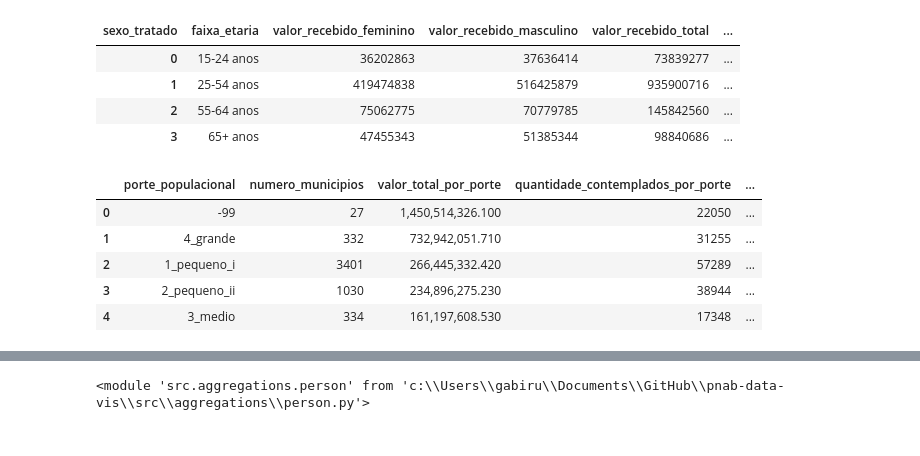
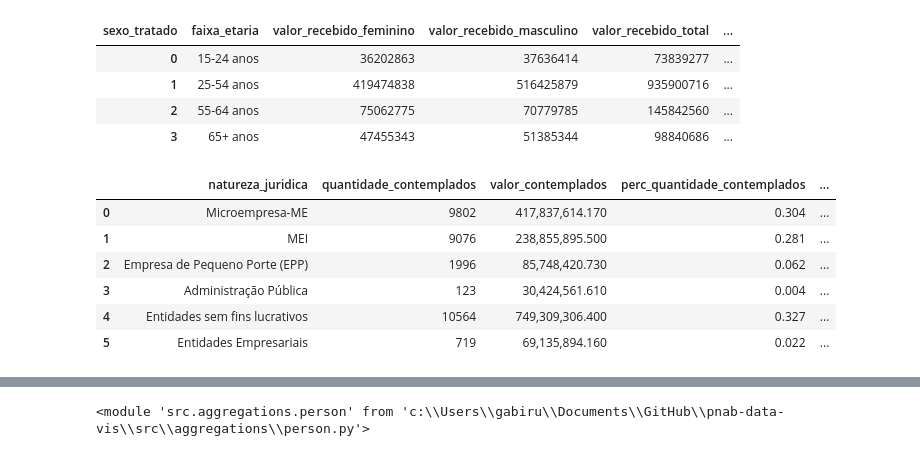
Before and after one commit to SGE-Subsecretaria-de-Gestao-Estrategica/pnab-data-vis, a Jupyter notebook: src/notebooks/v2_gabriel_create_csv.ipynb, the cells around one changed output, grey strips where cells are left out. Cells and saved outputs as stored; diff of their text form; code cells hidden in the pictures.

```diff
--- a/src/notebooks/v2_gabriel_create_csv.ipynb
+++ b/src/notebooks/v2_gabriel_create_csv.ipynb
@@ -498,14 +500,5 @@ df_resumo_sexo = person.aggregate_sexo_uf_ibge_pnab(df_cubo=df_cubo)
 # %%
 df_porte_sexo = territorial.aggregate_execution_by_porte_with_estado_sexo(df_cubo=df_cubo)
 df_porte_sexo.to_csv(settings.DATA_PATH_SECTION3 / 'values_by_population_size_v2.csv')
-# %%
-df_porte_sexo
-# %% [output]
-|  | porte_populacional | numero_municipios | valor_total_por_porte | quantidade_contemplados_por_porte | ... |
-| 0 | -99 | 27 | 1,450,514,326.100 | 22050 | ... |
-| 1 | 4_grande | 332 | 732,942,051.710 | 31255 | ... |
-| 2 | 1_pequeno_i | 3401 | 266,445,332.420 | 57289 | ... |
-| 3 | 2_pequeno_ii | 1030 | 234,896,275.230 | 38944 | ... |
-| 4 | 3_medio | 334 | 161,197,608.530 | 17348 | ... |
 # %%
 df_cnpj_natureza = person.aggregate_cnpj_natureza_juridica(df_cubo=df_cubo)
@@ -513,2 +506,12 @@ df_cnpj_natureza.to_csv(settings.DATA_PATH_SECTION3 / 'aggregate_cnpj_natureza_j
+# %%
+df_cnpj_natureza
+# %% [output]
+|  | natureza_juridica | quantidade_contemplados | valor_contemplados | perc_quantidade_contemplados | ... |
+| 0 | Microempresa-ME | 9802 | 417,837,614.170 | 0.304 | ... |
+| 1 | MEI | 9076 | 238,855,895.500 | 0.281 | ... |
+| 2 | Empresa de Pequeno Porte (EPP) | 1996 | 85,748,420.730 | 0.062 | ... |
+| 3 | Administração Pública | 123 | 30,424,561.610 | 0.004 | ... |
+| 4 | Entidades sem fins lucrativos | 10564 | 749,309,306.400 | 0.327 | ... |
+| 5 | Entidades Empresariais | 719 | 69,135,894.160 | 0.022 | ... |
 # %%
 df_cnpj_natureza_regiao = person.aggregate_cnpj_natureza_juridica_por_regiao(df_cubo=df_cubo)
```
Also changed, not shown: parts of 9 cells of this notebook, 2 other files.
